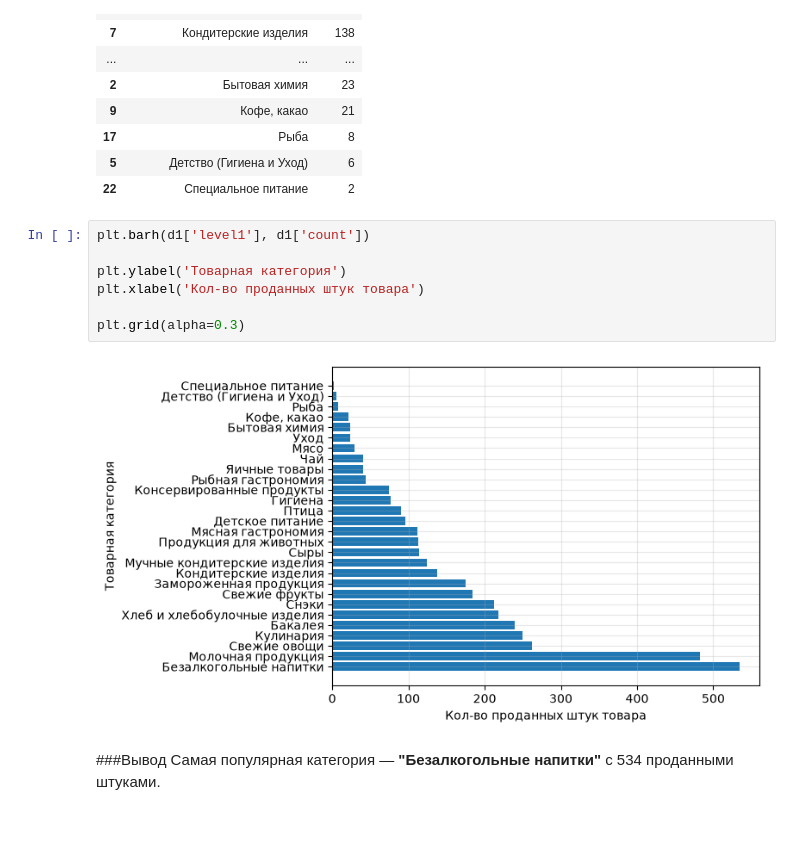
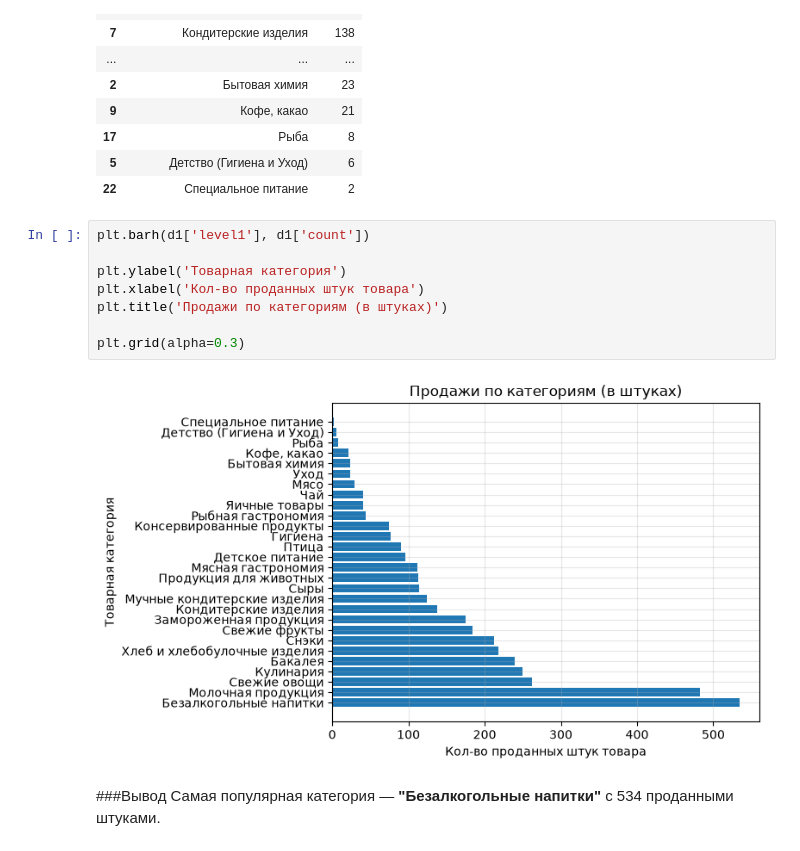
Before and after one commit to sofyaming/retail-sales-analysis, a Jupyter notebook: notebooks/analysis.ipynb, the cells around one changed output. Drawn from its saved outputs; the diff is of its cells as text.

Commit message:
Add chart title

```diff
--- a/notebooks/analysis.ipynb
+++ b/notebooks/analysis.ipynb
@@ -60,12 +60,13 @@ d1
 # %%
 plt.barh(d1['level1'], d1['count'])
 
 plt.ylabel('Товарная категория')
 plt.xlabel('Кол-во проданных штук товара')
+plt.title('Продажи по категориям (в штуках)')
 
 plt.grid(alpha=0.3)
 # %% [output]
-[figure, old version]
+[figure, new version]
 # %% [markdown]
 ###Вывод
 Самая популярная категория — **"Безалкогольные напитки"** с 534 проданными штуками.
```
Also changed, not shown: 1 other file.
